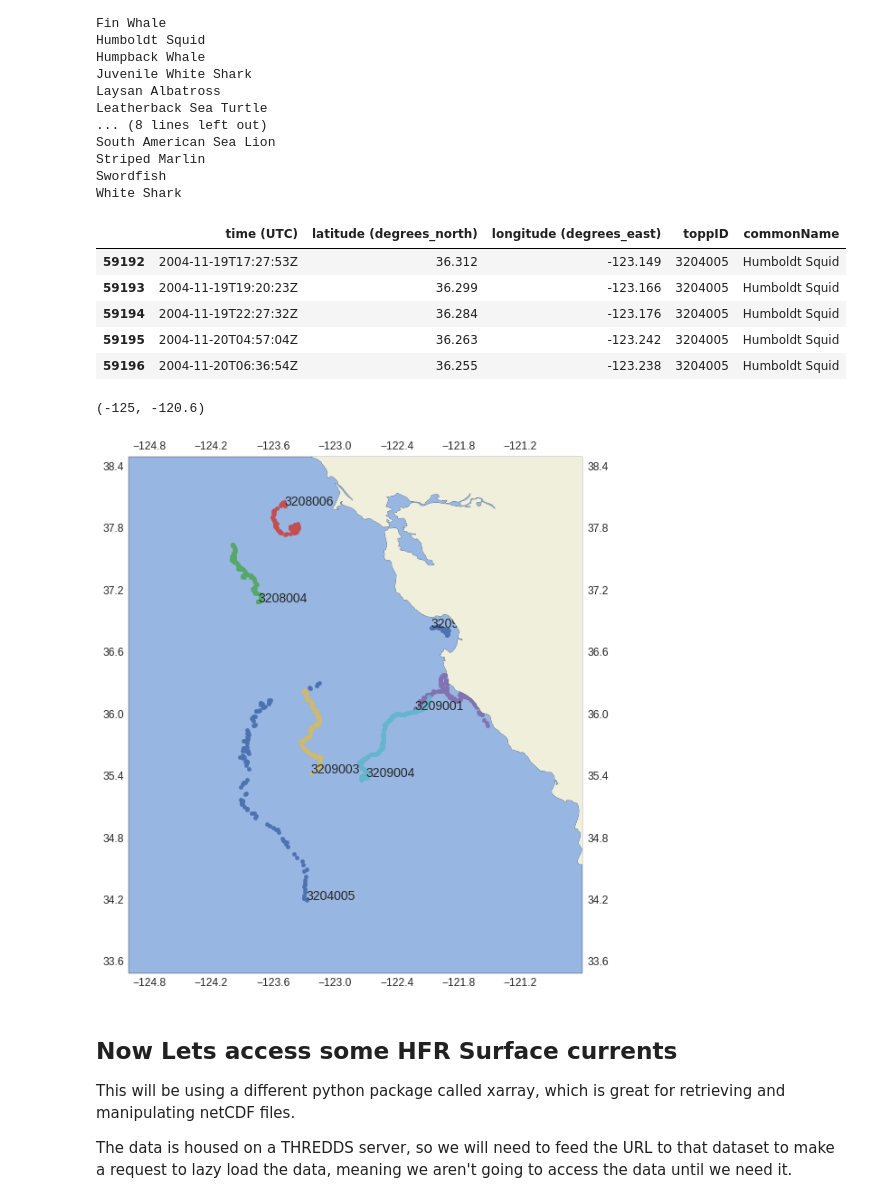
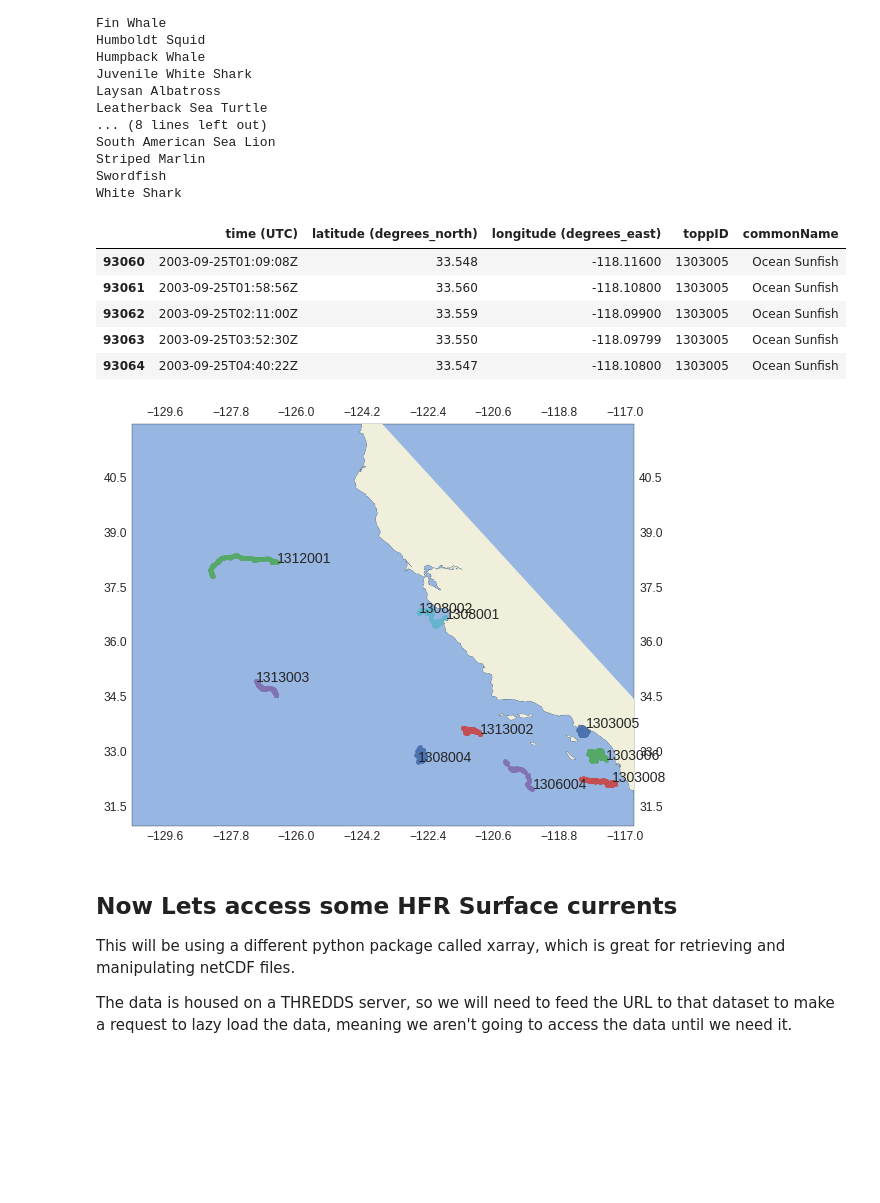
Before and after one commit to CeNCOOS/shoreERDDAP, a Jupyter notebook: CeNCOOS_erddap_example.ipynb, the cells around one changed output. Cells and saved outputs as stored; diff of their text form; code cells hidden in the pictures; blank space fills up the shorter version.

```diff
--- a/CeNCOOS_erddap_example.ipynb
+++ b/CeNCOOS_erddap_example.ipynb
@@ -199,29 +207,28 @@ Swordfish
 White Shark
 # %%
 # Lets look at first couple of lines of the data
-squid = atn_df[atn_df['commonName']=="Humboldt Squid"]
-squid.head()
+sunfish_df = atn_df[atn_df['commonName']=="Ocean Sunfish"]
+sunfish_df.head()
 # %% [output]
 |  | time (UTC) | latitude (degrees_north) | longitude (degrees_east) | toppID | commonName |
-| 59192 | 2004-11-19T17:27:53Z | 36.312 | -123.149 | 3204005 | Humboldt Squid |
-| 59193 | 2004-11-19T19:20:23Z | 36.299 | -123.166 | 3204005 | Humboldt Squid |
-| 59194 | 2004-11-19T22:27:32Z | 36.284 | -123.176 | 3204005 | Humboldt Squid |
-| 59195 | 2004-11-20T04:57:04Z | 36.263 | -123.242 | 3204005 | Humboldt Squid |
-| 59196 | 2004-11-20T06:36:54Z | 36.255 | -123.238 | 3204005 | Humboldt Squid |
+| 93060 | 2003-09-25T01:09:08Z | 33.548 | -118.11600 | 1303005 | Ocean Sunfish |
+| 93061 | 2003-09-25T01:58:56Z | 33.560 | -118.10800 | 1303005 | Ocean Sunfish |
+| 93062 | 2003-09-25T02:11:00Z | 33.559 | -118.09900 | 1303005 | Ocean Sunfish |
+| 93063 | 2003-09-25T03:52:30Z | 33.550 | -118.09799 | 1303005 | Ocean Sunfish |
+| 93064 | 2003-09-25T04:40:22Z | 33.547 | -118.10800 | 1303005 | Ocean Sunfish |
 # %%
 # Lets use the boilerplate make a map, the firstime this is run it will download some data about the coastline
 fig, ax = make_map()
-for ids in squid['toppID'].unique():
+for ids in sunfish_df['toppID'].unique():
   if ids != 3209002: # We want to skip one deployment that was in Souther California
-    single_squid = squid[squid['toppID']==ids]
-    ax.scatter(single_squid['longitude (degrees_east)'],single_squid['latitude (degrees_north)'],s=20)
-    ax.text(single_squid['longitude (degrees_east)'].iloc[-1],single_squid['latitude (degrees_north)'].iloc[-1],ids,size=14)
+    single_track = sunfish_df[sunfish_df['toppID']==ids]
+    ax.scatter(single_track['longitude (degrees_east)'],single_track['latitude (degrees_north)'],s=20)
+    ax.text(single_track['longitude (degrees_east)'].iloc[-1],single_track['latitude (degrees_north)'].iloc[-1],ids,size=14,zorder=21)
 
-ax.set_ylim(33.5,38.5)
-ax.set_xlim(-125,-120.6)
+# ax.set_ylim(33.5,38.5)
+# ax.set_xlim(-125,-120.6)
 # %% [output]
-(-125, -120.6)
-[figure, old version]
+[figure, new version]
 # %% [markdown]
 ## Now Lets access some HFR Surface currents
 
```
Also changed, not shown: parts of 4 cells of this notebook.
